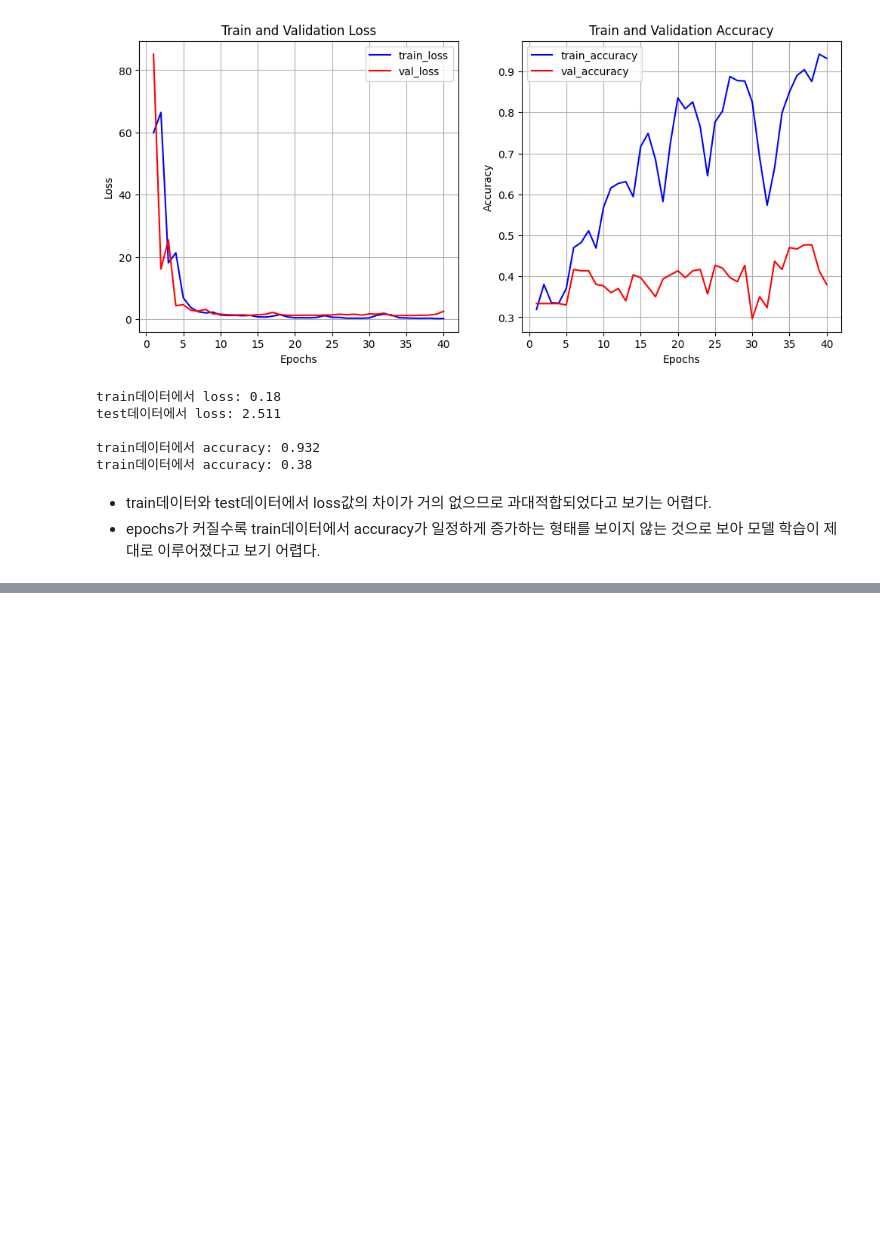
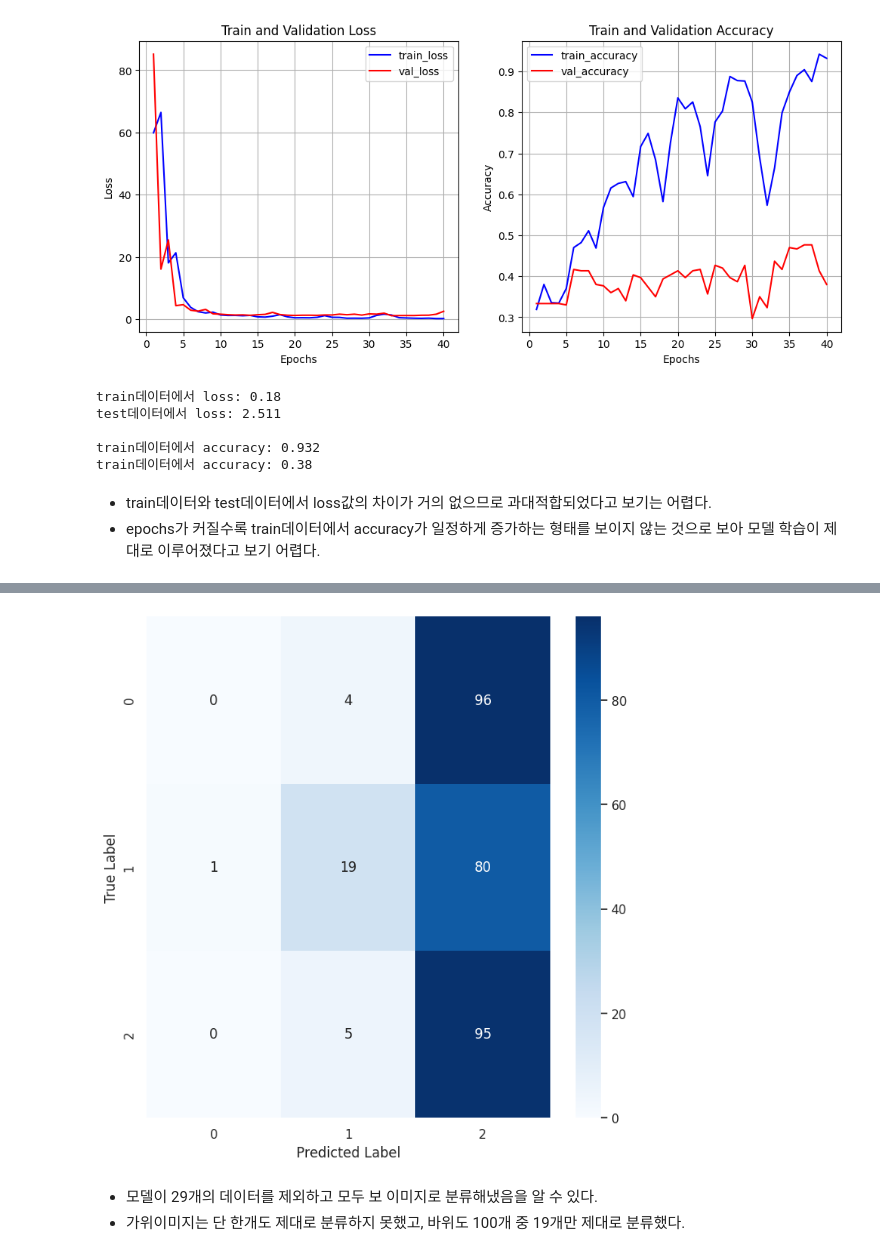
Before and after one commit to cleanandshine-dev/AIFFEL-Quest, a Jupyter notebook: mProject_RPS_Image_Classifier.ipynb, the cells around one changed output, grey strips where cells are left out. Saved outputs shown, nothing was run; the diff lists cells and outputs as text; code cells hidden in the pictures; blank space fills up the shorter version.

```diff
--- a/mProject_RPS_Image_Classifier.ipynb
+++ b/mProject_RPS_Image_Classifier.ipynb
@@ -308,0 +311,5 @@ train데이터에서 accuracy: 0.38
+# %%
+# 모델 예측값 저장
+pred_ys = model.predict(x_test)
+print(pred_ys.shape)
+print(pred_ys[0])
@@ -308,0 +341,17 @@ train데이터에서 accuracy: 0.38
+# %%
+# 혼동행렬 시각화
+from sklearn.metrics import confusion_matrix
+import seaborn as sns
+sns.set(style='white')
+
+plt.figure(figsize=(8,8))
+cm = confusion_matrix(y_test, np.argmax(pred_ys, axis=-1))
+sns.heatmap(cm, annot=True, fmt='d', cmap='Blues')
+plt.xlabel('Predicted Label')
+plt.ylabel('True Label')
+plt.show()
+# %% [output]
+[figure, added]
+# %% [markdown]
+- 모델이 29개의 데이터를 제외하고 모두 보 이미지로 분류해냈음을 알 수 있다.
+- 가위이미지는 단 한개도 제대로 분류하지 못했고, 바위도 100개 중 19개만 제대로 분류했다.
```
Also changed, not shown: parts of 4 cells of this notebook.
